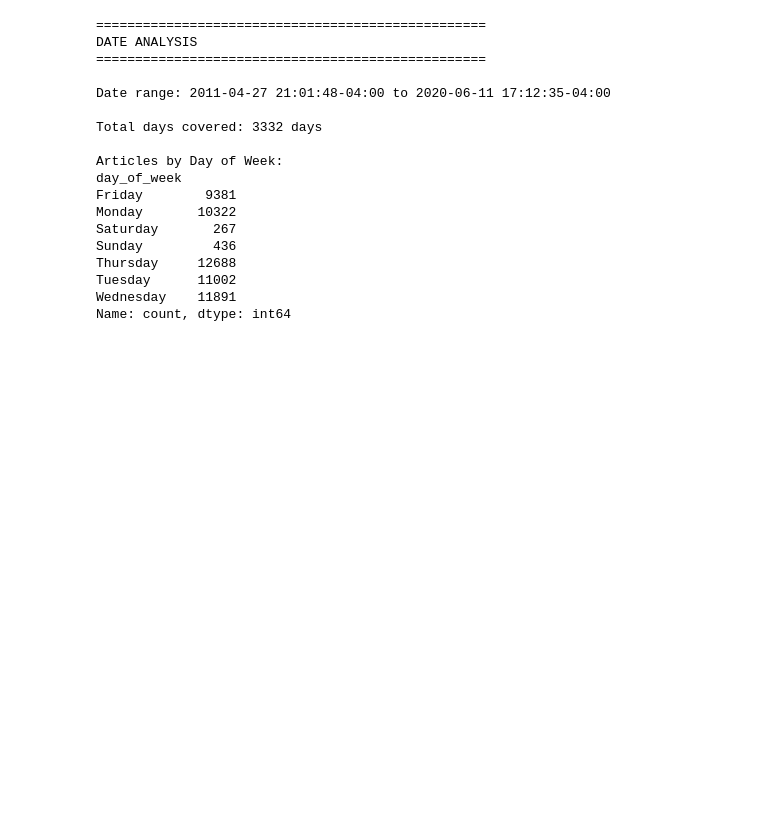
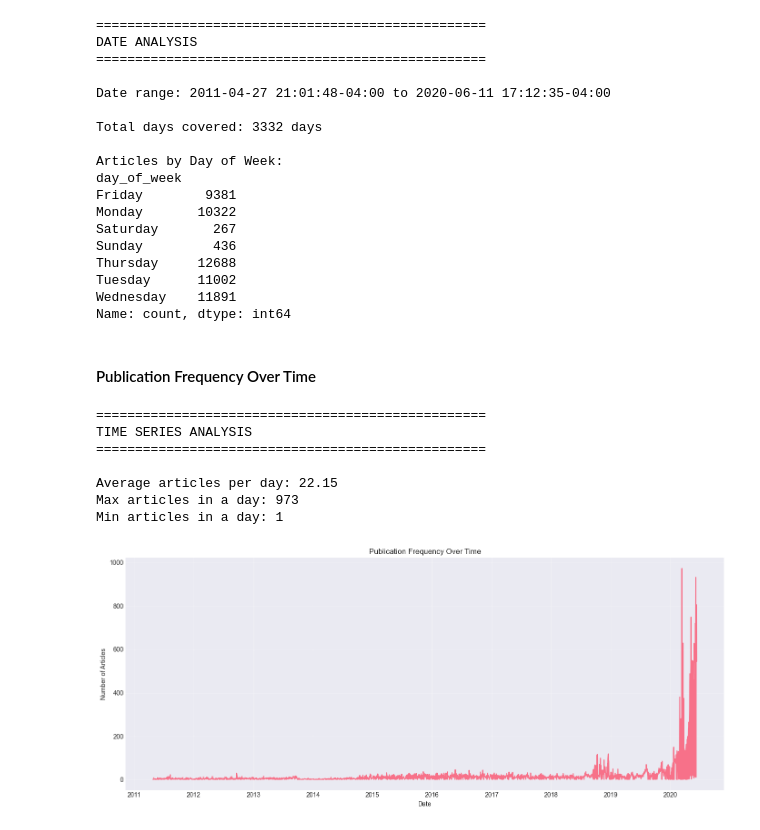
Before and after one commit to HermonaDev/financial-sentiment-challenge-week1, a Jupyter notebook: notebooks/01_initial_eda_analysis.ipynb, the cells around one changed output. Cells and saved outputs as stored; diff of their text form; code cells hidden in the pictures; blank space fills up the shorter version.

Commit message:
feat: add time series analysis of publication patterns

```diff
--- a/notebooks/01_initial_eda_analysis.ipynb
+++ b/notebooks/01_initial_eda_analysis.ipynb
@@ -211,3 +211,34 @@ Thursday     12688
 Tuesday      11002
 Wednesday    11891
 Name: count, dtype: int64
+# %% [markdown]
+#### Publication Frequency Over Time
+# %%
+# Articles per day
+articles_per_day = df.groupby(df['date'].dt.date).size()
+
+print("=" * 50)
+print("TIME SERIES ANALYSIS")
+print("=" * 50)
+print(f"\nAverage articles per day: {articles_per_day.mean():.2f}")
+print(f"Max articles in a day: {articles_per_day.max()}")
+print(f"Min articles in a day: {articles_per_day.min()}")
+
+# Plot time series
+plt.figure(figsize=(14, 6))
+articles_per_day.plot()
+plt.xlabel('Date')
+plt.ylabel('Number of Articles')
+plt.title('Publication Frequency Over Time')
+plt.grid(True, alpha=0.3)
+plt.tight_layout()
+plt.show()
+# %% [output]
+==================================================
+TIME SERIES ANALYSIS
+==================================================
+
+Average articles per day: 22.15
+Max articles in a day: 973
+Min articles in a day: 1
+[figure, added]
```
Also changed, not shown: parts of 4 cells of this notebook.
